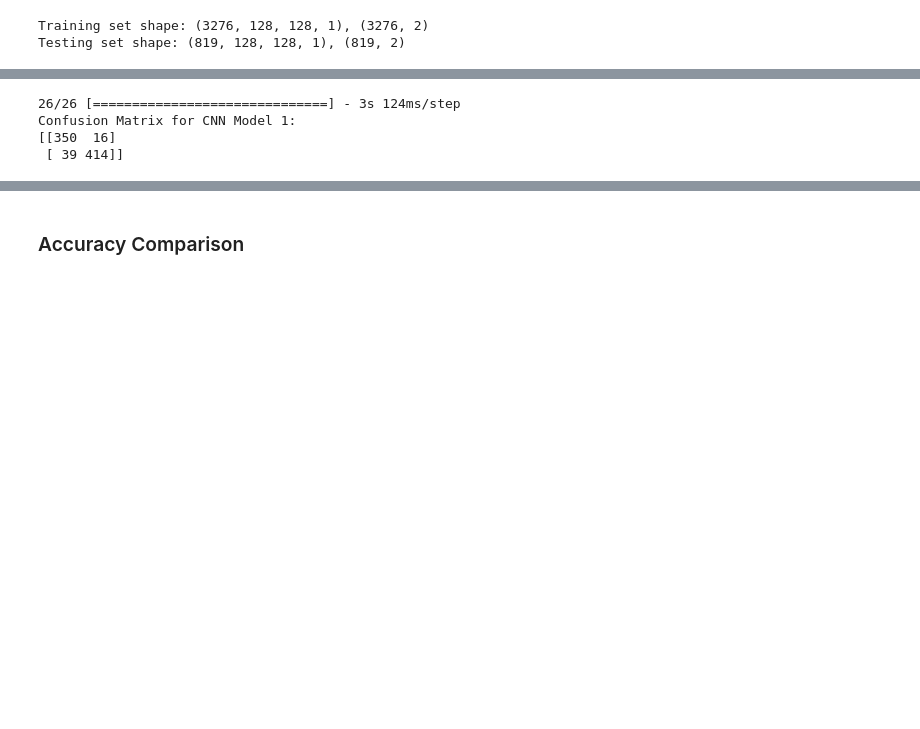
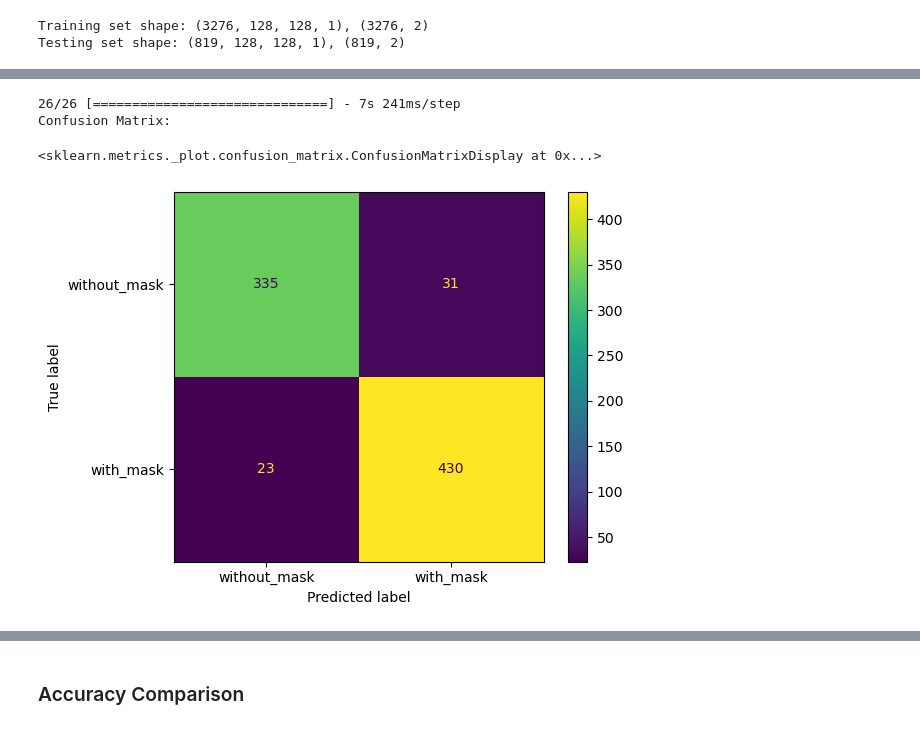
Before and after one commit to aks-master/-VR_Project1_Abhishek_MT2024006, a Jupyter notebook: classification_3.ipynb, the cells around one changed output, grey strips where cells are left out. Drawn from its saved outputs; the diff is of its cells as text; code cells hidden in the pictures; blank space fills up the shorter version.

```diff
--- a/classification_3.ipynb
+++ b/classification_3.ipynb
@@ -206,8 +222,8 @@ Training set shape: (3276, 128, 128, 1), (3276, 2)
 Testing set shape: (819, 128, 128, 1), (819, 2)
 # %%
 # -------------------------- CNN Model 1 --------------------------
-def create_cnn_model_1():
-    """CNN Model 1: Uses Adam optimizer, deeper layers, and dropout."""
+def cnn_model_1():
+    """CNN Model 1: Uses Adam optimizer, and higher dropout."""
     model = Sequential([
         Conv2D(32, (3, 3), activation='relu', input_shape=(128, 128, 1)),
         MaxPooling2D(pool_size=(2, 2)),
@@ -221,19 +237,19 @@ def create_cnn_model_1():
         Flatten(),
         Dense(128, activation='relu'),
         Dropout(0.5),  # Prevent overfitting
-        Dense(2, activation='softmax')  # 2 output classes
+        Dense(2, activation='sigmoid')  # as 2 output classes
     ])
 
     # Compile model using Adam optimizer
-    model.compile(loss='categorical_crossentropy',
+    model.compile(loss='binary_crossentropy',
                   optimizer=Adam(learning_rate=0.001),
                   metrics=['accuracy'])
 
     return model
 
 # Train CNN Model 1
-cnn_model_1 = create_cnn_model_1()
-print("\nTraining CNN Model 1 (Adam, deeper layers, higher dropout)...")
+cnn_model_1 = cnn_model_1()
+print("\nTraining CNN Model 1 (Adam, higher dropout)...")
 history_1 = cnn_model_1.fit(X_train, y_train, epochs=5, batch_size=32, validation_data=(X_test, y_test))
 test_loss_1, test_acc_1 = cnn_model_1.evaluate(X_test, y_test)
 print(f" CNN Model 1 Test Accuracy: {test_acc_1:.4f}")
@@ -254,19 +270,16 @@ Epoch 5/5
 # %%
 # Predict the labels for the test set
 y_pred_cnn_1 = cnn_model_1.predict(X_test)
 y_pred_cnn_1_classes = np.argmax(y_pred_cnn_1, axis=1)
 y_test_classes = np.argmax(y_test, axis=1)
 
-# Generate the confusion matrix
-conf_matrix_cnn_1 = confusion_matrix(y_test_classes, y_pred_cnn_1_classes)
-
-# Print the confusion matrix
-print("Confusion Matrix for CNN Model 1:")
-print(conf_matrix_cnn_1)
+# Print confusion matrix
+print("Confusion Matrix:")
+ConfusionMatrixDisplay.from_predictions(y_test_classes, y_pred_cnn_1_classes, display_labels=['without_mask', 'with_mask'])
 # %% [output]
-26/26 [==============================] - 3s 124ms/step
-Confusion Matrix for CNN Model 1:
-[[350  16]
- [ 39 414]]
+26/26 [==============================] - 7s 241ms/step
+Confusion Matrix:
+<sklearn.metrics._plot.confusion_matrix.ConfusionMatrixDisplay at 0x...>
+[figure, added]
 # %%
 # -------------------------- CNN Model 2 --------------------------
```
Also changed, not shown: parts of 13 cells of this notebook.
